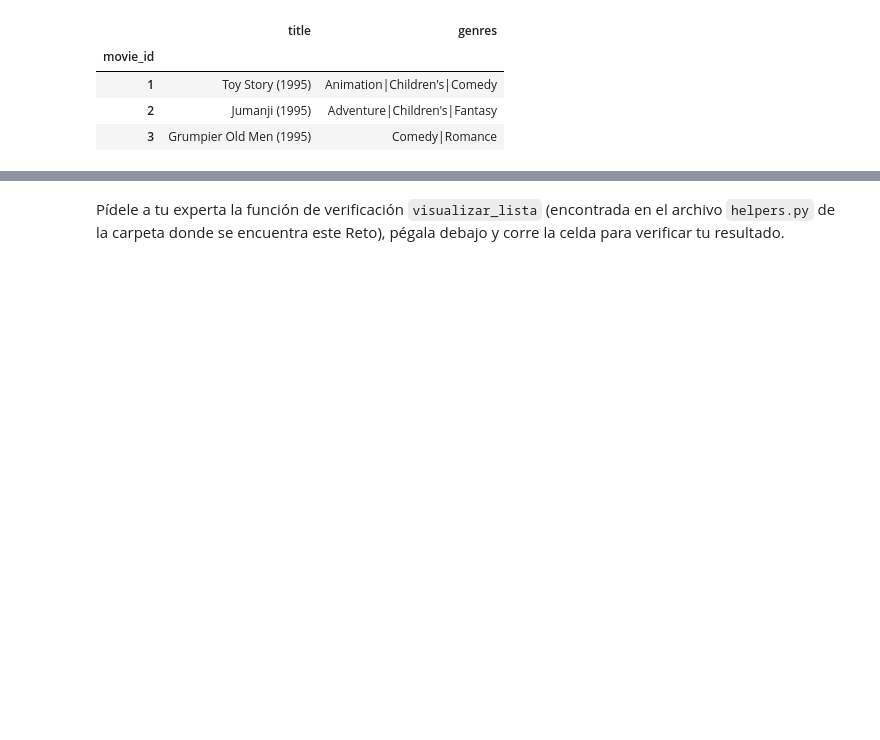
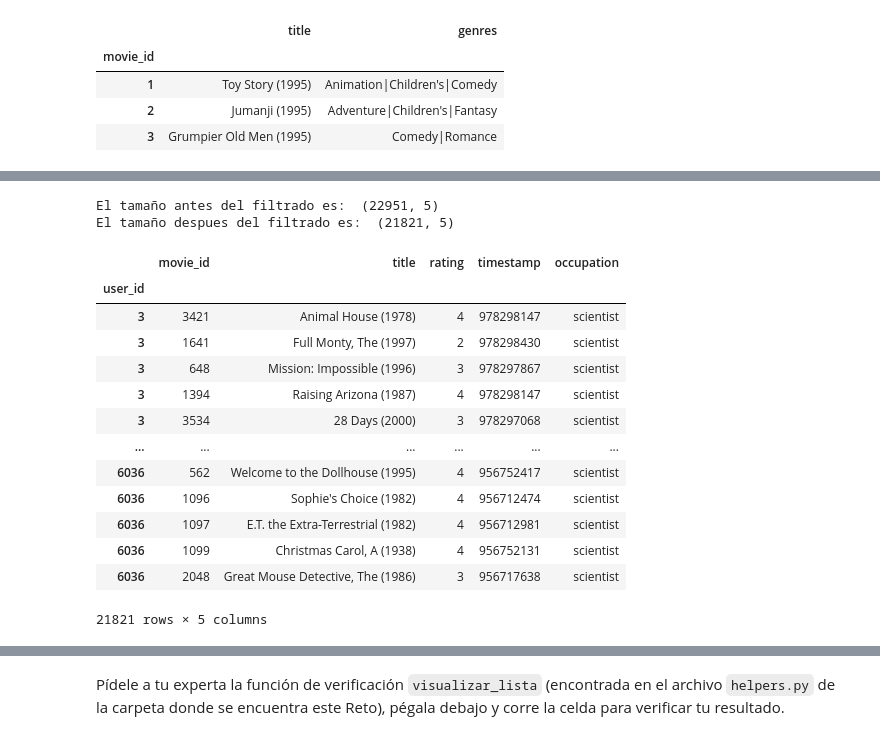
Before and after one commit to fermuba/Procesamiento-de-Datos, a Jupyter notebook: S8/Retos/Reto_6_lo_que_los_cientificos_aman.ipynb, the cells around one changed output, grey strips where cells are left out. Cells and saved outputs as stored; diff of their text form; code cells hidden in the pictures; blank space fills up the shorter version.

```diff
--- a/S8/Retos/Reto_6_lo_que_los_cientificos_aman.ipynb
+++ b/S8/Retos/Reto_6_lo_que_los_cientificos_aman.ipynb
@@ -63,4 +63,6 @@ users.head(3)
 # %%
 # 2. Agrega **solamente** la columna `occupation` al `DataFrame` `ratings`,
 # para tener la información de las ocupaciones de los usuarios que realizaron los ratings.
-pd.merge(ratings, )
+ratings_full = pd.merge(ratings, users['occupation'], left_on='user_id', right_index= True )
+
+ratings_full.head()
@@ -69,0 +88,4 @@ pd.merge(ratings, )
+# %%
+ratings_filtrado = ratings_full[ratings_full['occupation'] == 'scientist']
+
+ratings_filtrado.head()
@@ -70,3 +100,6 @@ pd.merge(ratings, )
 # %%
+# 4. Agrega **solamente** la columna `title` de la tabla `movies` a la tabla `ratings`
+# para tener la información de los nombres de las películas que fueron evaluadas por científicos.
+rating_filtrado_titulos = pd.merge(ratings_filtrado, movies['title'], left_on= 'movie_id', right_index= True)
 
-4. Agrega **solamente** la columna `title` de la tabla `movies` a la tabla `ratings` para tener la información de los nombres de las películas que fueron evaluadas por científicos.
+rating_filtrado_titulos.head()
@@ -73,3 +114,5 @@ pd.merge(ratings, )
 # %%
-
-5. Filtra tu `DataFrame` para quedarte **solamente** con las películas que fueron evaluadas más de 50 veces.
+# 5. Filtra tu `DataFrame` para quedarte **solamente** con
+# las películas que fueron evaluadas más de 50 veces.
+ratings_50 = rating_filtrado_titulos[rating_filtrado_titulos.index.value_counts() > 50]
+ratings_50.head()
@@ -76,3 +127,25 @@ pd.merge(ratings, )
+# %%
+print('El tamaño antes del filtrado es: ',rating_filtrado_titulos.shape)
+print('El tamaño despues del filtrado es: ',ratings_50.shape)
+# %% [output]
+El tamaño antes del filtrado es:  (22951, 5)
+El tamaño despues del filtrado es:  (21821, 5)
 # %%
-
-6. Realiza una agrupación por película y computa el promedio de los ratings de cada película.
+# 6. Realiza una agrupación por película y computa el promedio de los ratings de cada película.
+ratings_new = ratings_50[['movie_id', 'title', 'rating', 'timestamp', 'occupation']]
+ratings_new
+# %% [output]
+|  | movie_id | title | rating | timestamp | occupation |
+| user_id |  |  |  |  |  |
+| 3 | 3421 | Animal House (1978) | 4 | 978298147 | scientist |
+| 3 | 1641 | Full Monty, The (1997) | 2 | 978298430 | scientist |
+| 3 | 648 | Mission: Impossible (1996) | 3 | 978297867 | scientist |
+| 3 | 1394 | Raising Arizona (1987) | 4 | 978298147 | scientist |
+| 3 | 3534 | 28 Days (2000) | 3 | 978297068 | scientist |
+| ... | ... | ... | ... | ... | ... |
+| 6036 | 562 | Welcome to the Dollhouse (1995) | 4 | 956752417 | scientist |
+| 6036 | 1096 | Sophie's Choice (1982) | 4 | 956712474 | scientist |
+| 6036 | 1097 | E.T. the Extra-Terrestrial (1982) | 4 | 956712981 | scientist |
+| 6036 | 1099 | Christmas Carol, A (1938) | 4 | 956752131 | scientist |
+| 6036 | 2048 | Great Mouse Detective, The (1986) | 3 | 956717638 | scientist |
+21821 rows × 5 columns
```
Also changed, not shown: parts of 13 cells of this notebook.
